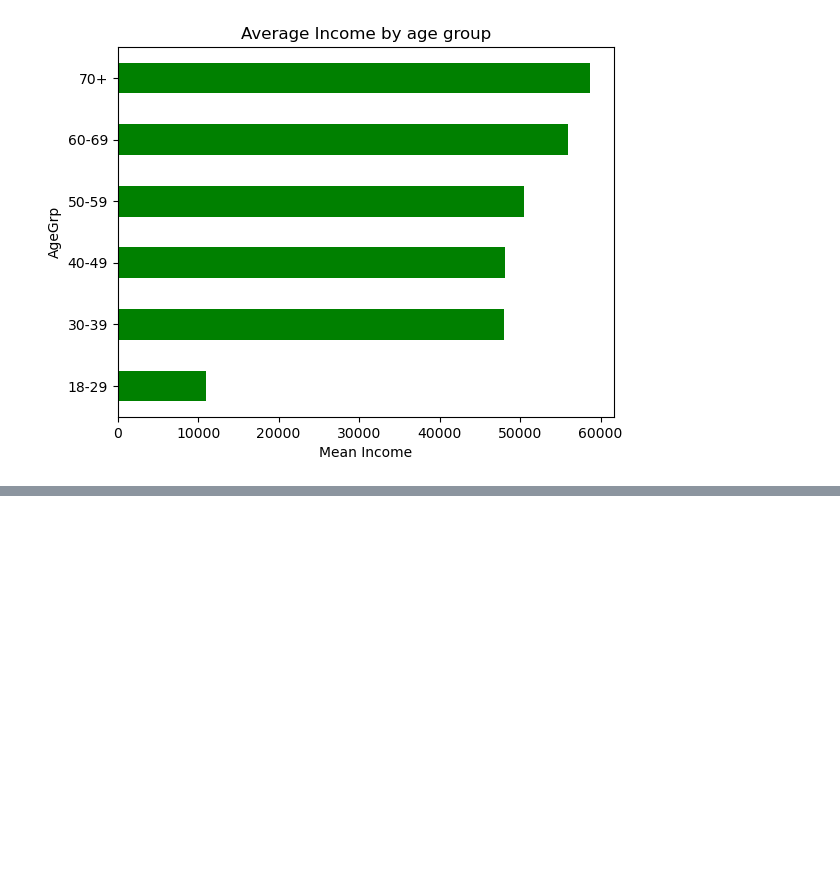
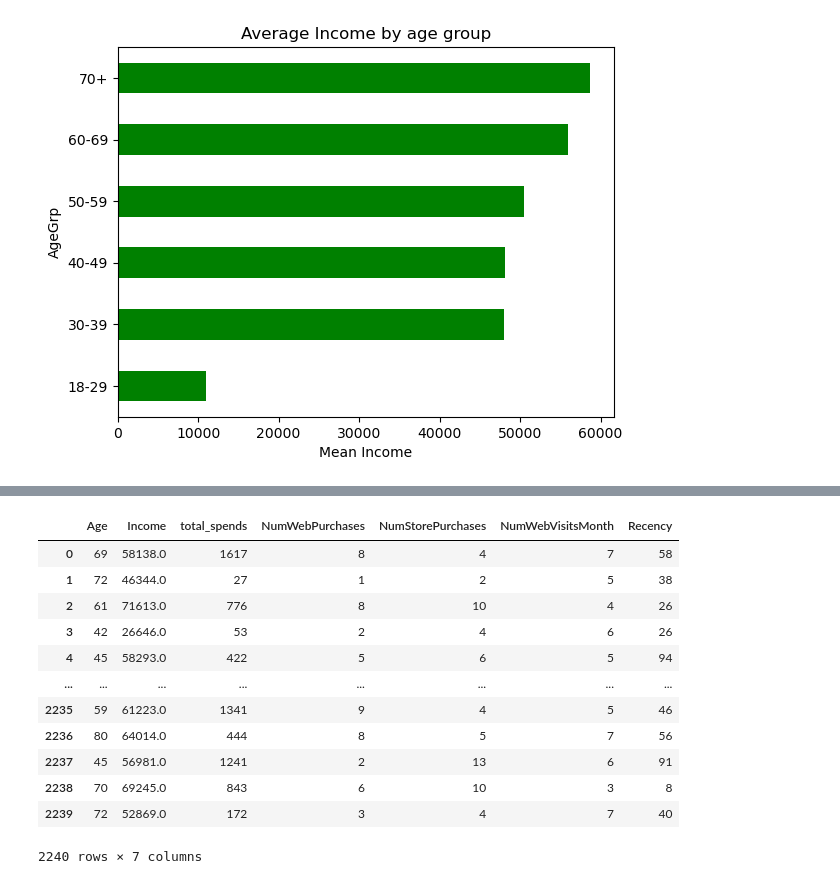
Before and after one commit to dsanmol/Customer_Segmentation_Analysis, a Jupyter notebook: model_train_analysis.ipynb, the cells around one changed output, grey strips where cells are left out. Saved outputs shown, nothing was run; the diff lists cells and outputs as text; code cells hidden in the pictures; blank space fills up the shorter version.

```diff
--- a/model_train_analysis.ipynb
+++ b/model_train_analysis.ipynb
@@ -421,0 +424,2 @@ Text(0.5, 0, 'Mean Income')
+# %%
+features=["Age","Income","total_spends","NumWebPurchases","NumStorePurchases","NumWebVisitsMonth","Recency"]
@@ -421,0 +441,16 @@ Text(0.5, 0, 'Mean Income')
+# %%
+X
+# %% [output]
+|  | Age | Income | total_spends | NumWebPurchases | NumStorePurchases | NumWebVisitsMonth | Recency |
+| 0 | 69 | 58138.0 | 1617 | 8 | 4 | 7 | 58 |
+| 1 | 72 | 46344.0 | 27 | 1 | 2 | 5 | 38 |
+| 2 | 61 | 71613.0 | 776 | 8 | 10 | 4 | 26 |
+| 3 | 42 | 26646.0 | 53 | 2 | 4 | 6 | 26 |
+| 4 | 45 | 58293.0 | 422 | 5 | 6 | 5 | 94 |
+| ... | ... | ... | ... | ... | ... | ... | ... |
+| 2235 | 59 | 61223.0 | 1341 | 9 | 4 | 5 | 46 |
+| 2236 | 80 | 64014.0 | 444 | 8 | 5 | 7 | 56 |
+| 2237 | 45 | 56981.0 | 1241 | 2 | 13 | 6 | 91 |
+| 2238 | 70 | 69245.0 | 843 | 6 | 10 | 3 | 8 |
+| 2239 | 72 | 52869.0 | 172 | 3 | 4 | 7 | 40 |
+2240 rows × 7 columns
```
Also changed, not shown: parts of 25 cells of this notebook, 3 other files.
